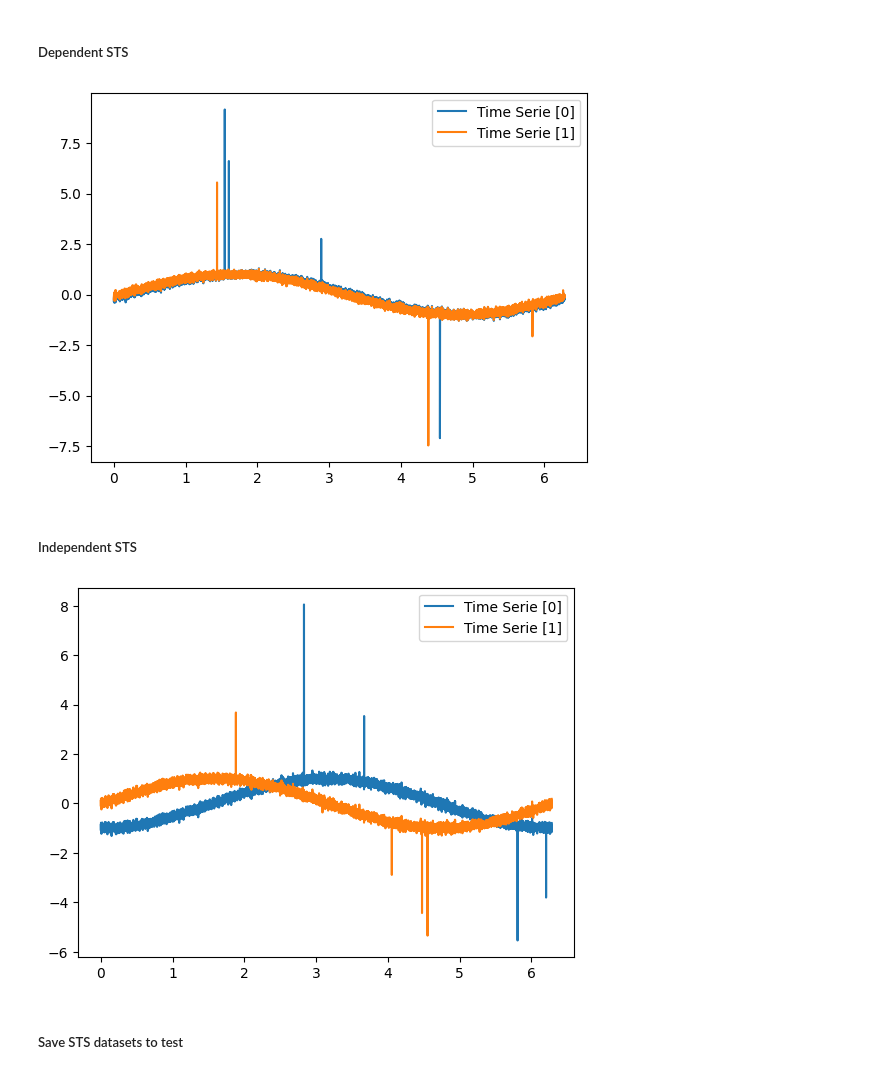
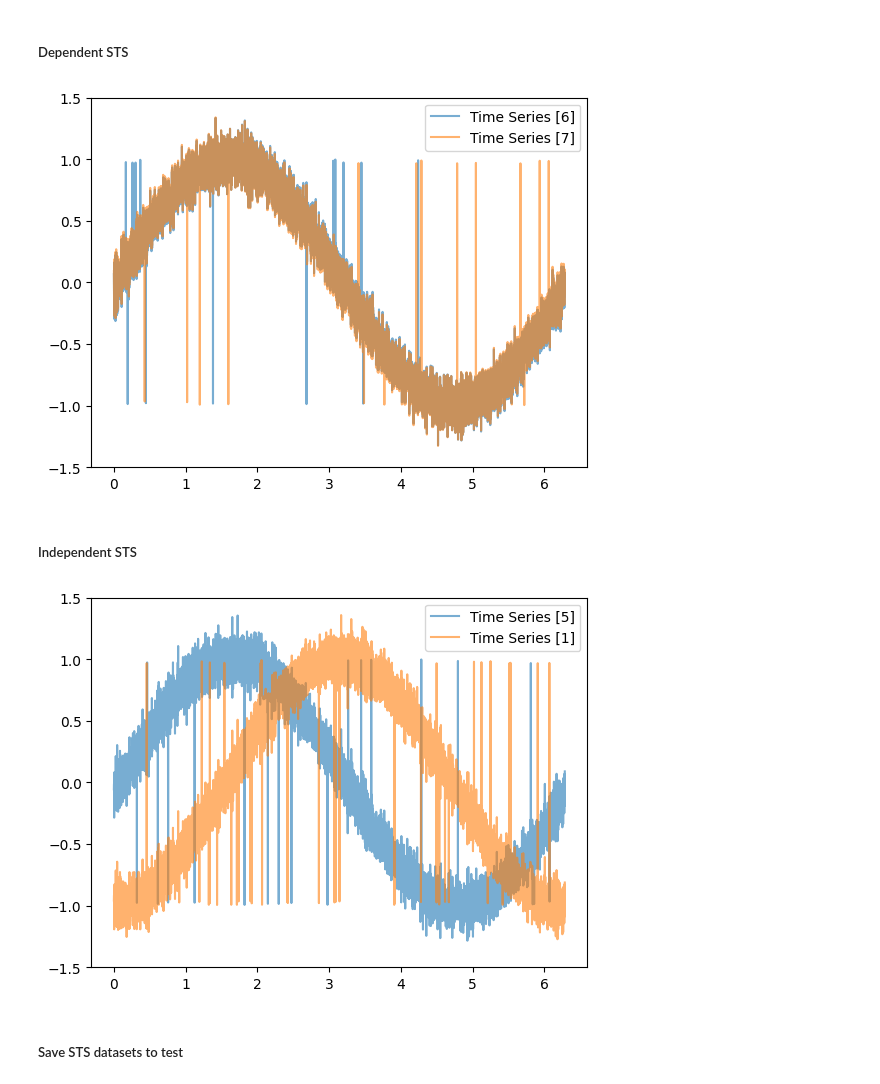
Before and after one commit to CristoferSilva/SyntheticTimeSeriesDataset, a Jupyter notebook: syntheticTimeSeriesDataset.ipynb, the cells around one changed output. Drawn from its saved outputs; the diff is of its cells as text; code cells hidden in the pictures.

```diff
--- a/syntheticTimeSeriesDataset.ipynb
+++ b/syntheticTimeSeriesDataset.ipynb
@@ -158,31 +165,31 @@ tmsg.save(np.array(independent_time_series).T, 'sts_independent_train.csv')
 # %% [markdown]
 ##### Dependent STS
 # %%
-dependent_time_series = tmsg.generate_multiple_time_series_with_noise([time_series[4], time_series[5]])
-dependent_time_series[0],test_labels_dependent_1 = tmsg.put_anomaly_points(time_serie=dependent_time_series[0], amount=5)
-dependent_time_series[1],test_labels_dependent_2 = tmsg.put_anomaly_points(time_serie=dependent_time_series[1], amount=5)
+dependent_time_series = tmsg.generate_multiple_time_series_with_noise([time_series[6], time_series[7]])
+dependent_time_series[0],test_labels_dependent_1 = tmsg.put_gaussian_anomaly_points(time_series=dependent_time_series[0], amount=20)
+dependent_time_series[1],test_labels_dependent_2 = tmsg.put_gaussian_anomaly_points(time_series=dependent_time_series[1], amount=20)
 
 #Union Labels
 test_labels_dependent = test_labels_dependent_1.copy()
 test_labels_dependent[test_labels_dependent_2 == 1] = 1
 
-tmsg.plot_time_series(time_series=dependent_time_series)
+tmsg.plot_time_series(time_series=dependent_time_series, time_series_name=['6', '7'])
 # %% [output]
-[figure, old version]
+[figure, new version]
 # %% [markdown]
 ##### Independent STS
 # %%
-independent_time_series = tmsg.generate_multiple_time_series_with_noise([time_series[1], time_series[7]])
-independent_time_series[0],test_labels_independent_1 = tmsg.put_anomaly_points(time_serie=independent_time_series[0], amount=5)
-independent_time_series[1],test_labels_independent_2 = tmsg.put_anomaly_points(time_serie=independent_time_series[1], amount=5)
+independent_time_series = tmsg.generate_multiple_time_series_with_noise([time_series[5], time_series[1]])
+independent_time_series[0],test_labels_independent_1 = tmsg.put_gaussian_anomaly_points(time_series=independent_time_series[0], amount=25)
+independent_time_series[1],test_labels_independent_2 = tmsg.put_gaussian_anomaly_points(time_series=independent_time_series[1], amount=50)
 
 #Union Labels
 test_labels_independent = test_labels_independent_1.copy()
 test_labels_independent[test_labels_independent_2 == 1] = 1
 
-tmsg.plot_time_series(time_series=independent_time_series)
+tmsg.plot_time_series(time_series=independent_time_series, time_series_name=['5', '1'])
 # %% [output]
-[figure, old version]
+[figure, new version]
 # %% [markdown]
 ##### Save STS datasets to test
 # %%
```
Also changed, not shown: parts of 17 cells of this notebook, 8 other files.
